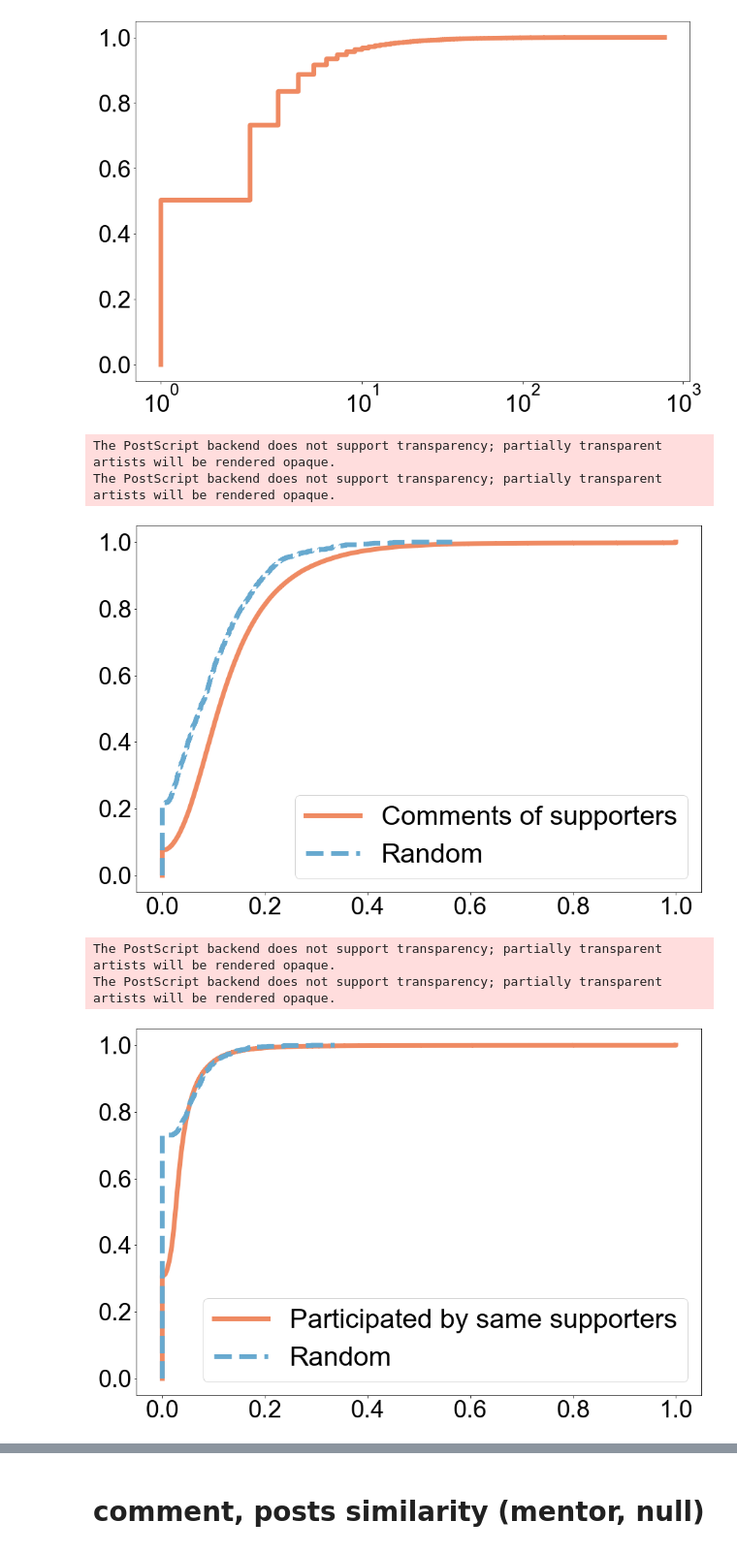
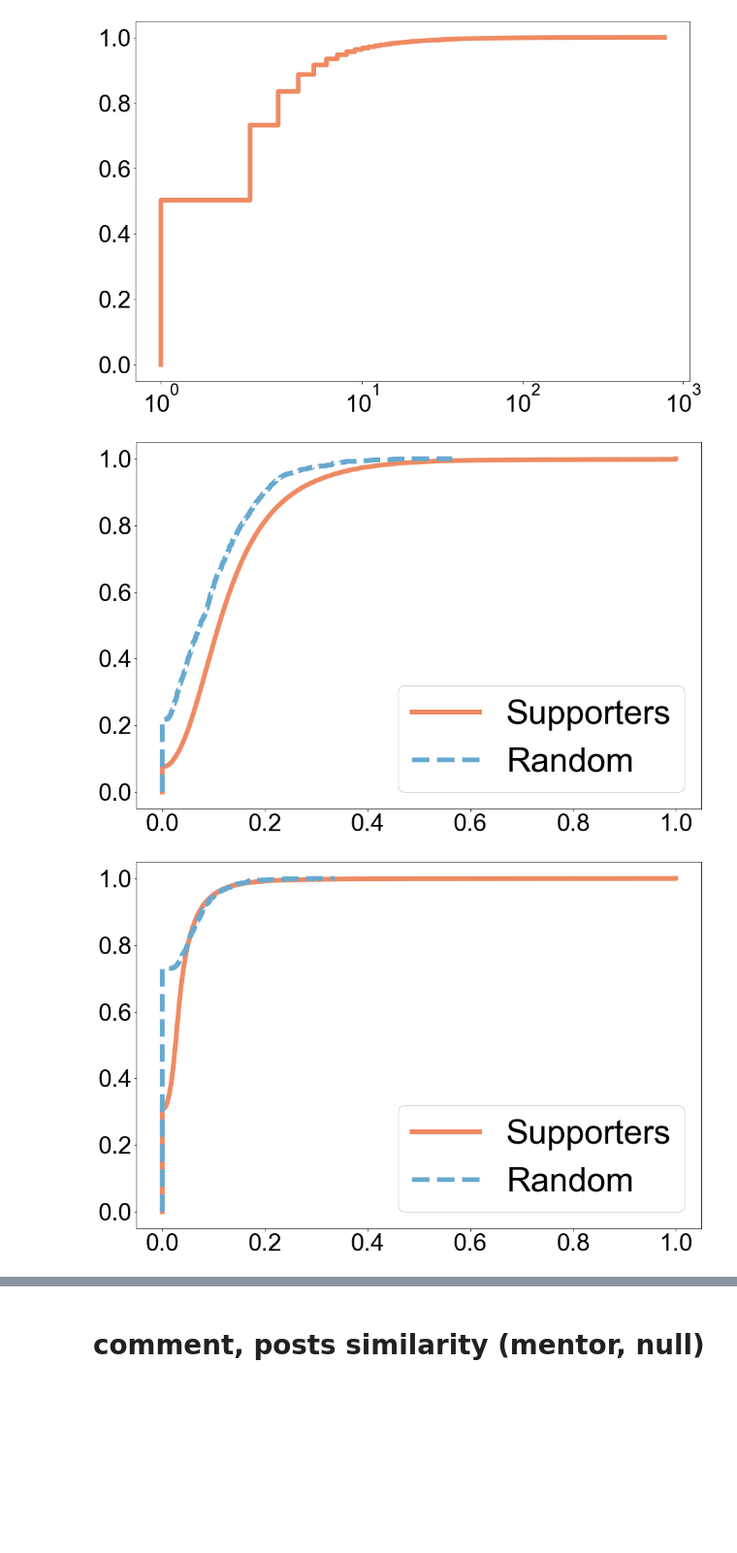
Before and after one commit to tr0up2r/plotting-and-graph-analysis, a Jupyter notebook: cdf_from_zero.ipynb, the cells around one changed output, grey strips where cells are left out. Shown at 97% size. Drawn from its saved outputs; the diff is of its cells as text; code cells hidden in the pictures; blank space fills up the shorter version.

Commit message:
Subreddit analysis code 추가, 일부 plot 다시 draw.

```diff
--- a/cdf_from_zero.ipynb
+++ b/cdf_from_zero.ipynb
@@ -46,7 +46,7 @@ def draw_multiple_cdf_normalize_y(np_result_list, title, colors, xlabel, legends
         # plt.rcParams['axes.facecolor'] = 'white'
 
     if legend != 'no legend':
-        plt.legend(fontsize=40)
+        plt.legend(prop={'size': 50 }, loc = 'lower right', framealpha=1)
 
     # plt.xticks(fontsize=40)
     plt.xticks(fontsize=36)
@@ -257,29 +257,25 @@ np_result_list2 = []
 np_result_list2.append(np.array(result_df2['comments_similarity'].tolist()))
 np_result_list2.append(np.array(result_df4['random_comments_similarity'].tolist()))
 
-legends = ['Comments of supporters', 'Random']
+legends = ['Supporters', 'Random']
 colors = ['#ef8a62', '#67a9cf']
 linestyles = ['-', '--']
 
-draw_multiple_cdf_normalize_y(np_result_list2, 'comments_similarity_by_mentor_with_null_model', colors, 'Similarity', legends, linestyles, False)
+draw_multiple_cdf_normalize_y(np_result_list2, 'cdf_comments_similarity_by_mentor_with_null_model', colors, 'Similarity', legends, linestyles, False)
 # %% [output]
-The PostScript backend does not support transparency; partially transparent artists will be rendered opaque.
-The PostScript backend does not support transparency; partially transparent artists will be rendered opaque.
-[figure, old version]
+[figure, new version]
 # %%
 np_result_list3 = []
 np_result_list3.append(np.array(result_df3['posts_similarity'].tolist()))
 np_result_list3.append(np.array(result_df4['random_posts_similarity'].tolist()))
 
-legends = ['Participated by same supporters', 'Random']
+legends = ['Supporters', 'Random']
 colors = ['#ef8a62', '#67a9cf']
 linestyles = ['-', '--']
 
 draw_multiple_cdf_normalize_y(np_result_list3, 'cdf_posts_similarity_by_mentor_with_null_model', colors, 'Similarity', legends, linestyles, False)
 # %% [output]
-The PostScript backend does not support transparency; partially transparent artists will be rendered opaque.
-The PostScript backend does not support transparency; partially transparent artists will be rendered opaque.
-[figure, old version]
+[figure, new version]
 # %%
 np_result_list4 = []
 np_result_list4.append(np.array(result_df['average_is_score'].tolist()))
```
Also changed, not shown: parts of 1 cell of this notebook, 4 other files.
